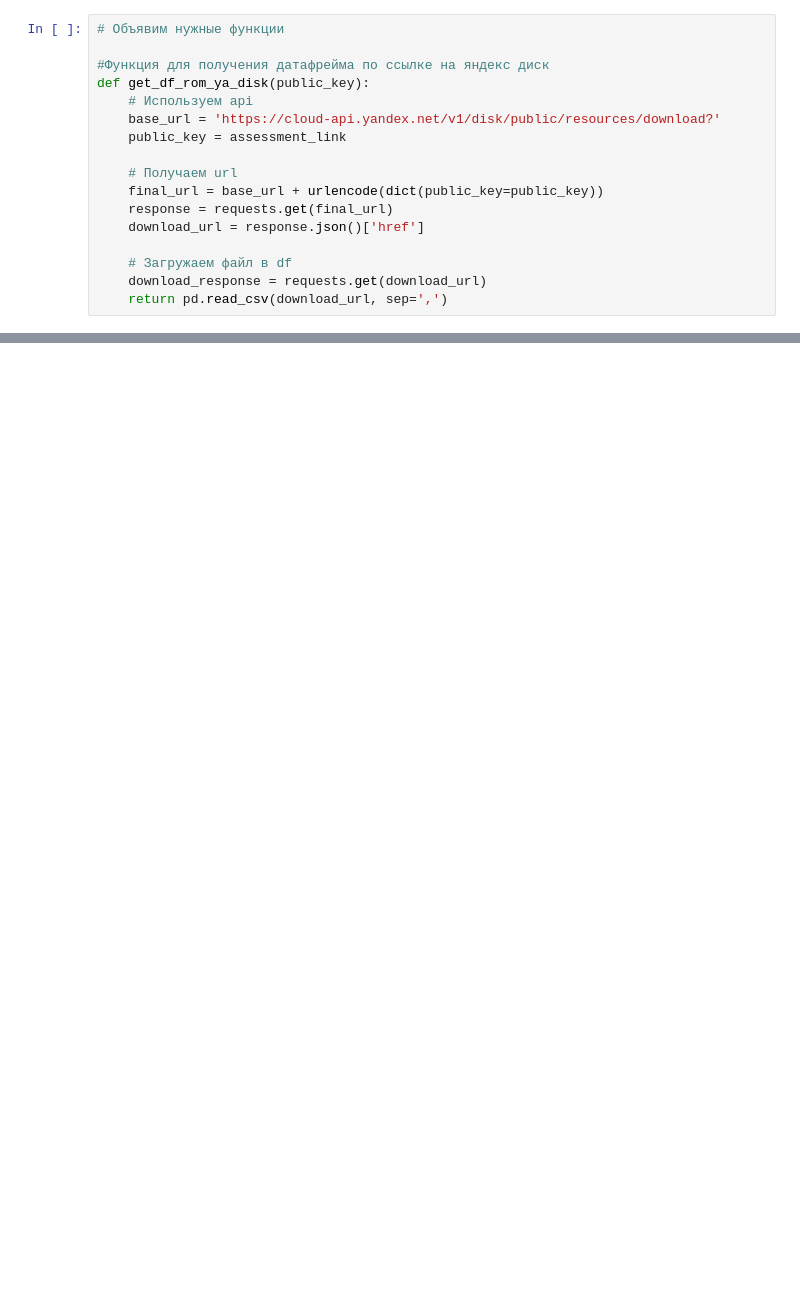
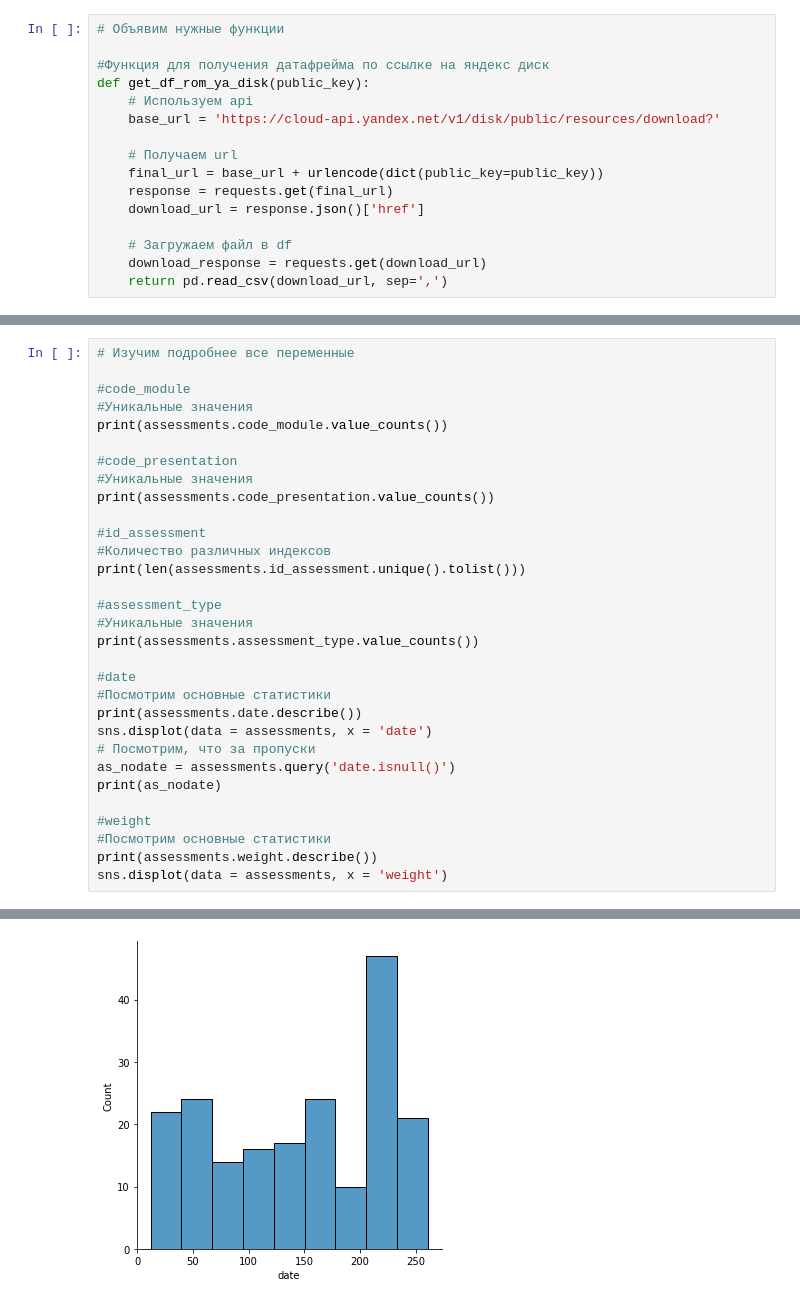
Before and after one commit to Ilyuha888/E-learning, a Jupyter notebook: E-learning.ipynb, the cells around one changed output, grey strips where cells are left out. Saved outputs shown, nothing was run; the diff lists cells and outputs as text; blank space fills up the shorter version.

```diff
--- a/E-learning.ipynb
+++ b/E-learning.ipynb
@@ -10,7 +13,6 @@ from urllib.parse import urlencode
 def get_df_rom_ya_disk(public_key):
     # Используем api
     base_url = 'https://cloud-api.yandex.net/v1/disk/public/resources/download?'
-    public_key = assessment_link
 
     # Получаем url
     final_url = base_url + urlencode(dict(public_key=public_key))
@@ -27,0 +64,32 @@ studentRegistration = get_df_rom_ya_disk('https://disk.yandex.ru/d/lqHnH8NOZ458i
+# %%
+# Изучим подробнее все переменные
+
+#code_module
+#Уникальные значения
+print(assessments.code_module.value_counts())
+
+#code_presentation
+#Уникальные значения
+print(assessments.code_presentation.value_counts())
+
+#id_assessment
+#Количество различных индексов
+print(len(assessments.id_assessment.unique().tolist()))
+
+#assessment_type
+#Уникальные значения
+print(assessments.assessment_type.value_counts())
+
+#date
+#Посмотрим основные статистики
+print(assessments.date.describe())
+sns.displot(data = assessments, x = 'date')
+# Посмотрим, что за пропуски
+as_nodate = assessments.query('date.isnull()')
+print(as_nodate)
+
+#weight
+#Посмотрим основные статистики
+print(assessments.weight.describe())
+sns.displot(data = assessments, x = 'weight')
+# %% [output]
@@ -27,0 +114 @@ studentRegistration = get_df_rom_ya_disk('https://disk.yandex.ru/d/lqHnH8NOZ458i
+[figure, added]
```
Also changed, not shown: parts of 20 cells of this notebook.
